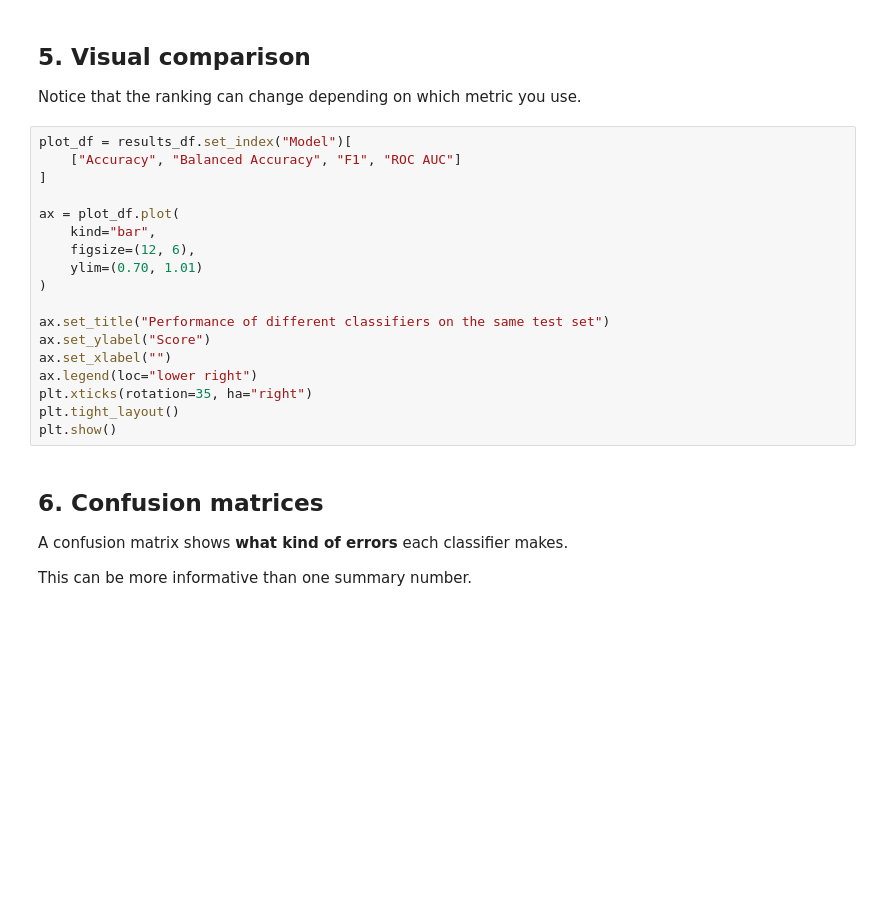
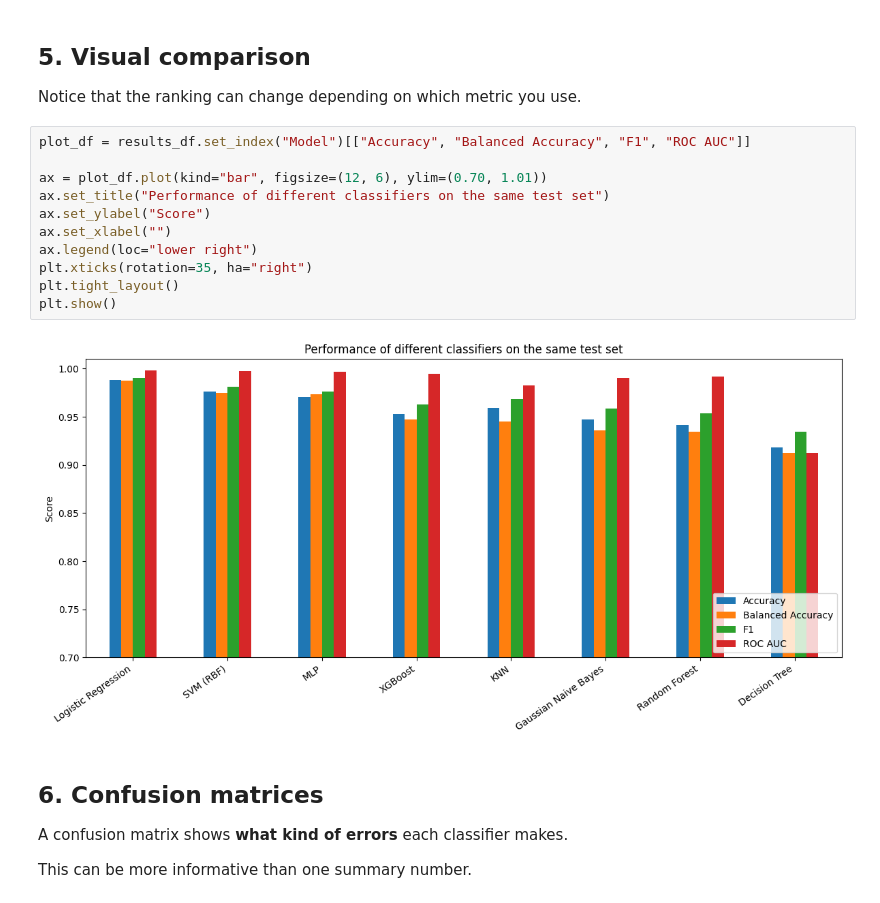
Before and after one commit to vytkuc/inf4039_2026_autumn, a Jupyter notebook: lab02_ml_methods/lab02.ipynb, the cells around one changed output. Saved outputs shown, nothing was run; the diff lists cells and outputs as text; blank space fills up the shorter version.

```diff
--- a/lab02_ml_methods/lab02.ipynb
+++ b/lab02_ml_methods/lab02.ipynb
@@ -273,23 +475,18 @@ results_df.round(3)
 
 Notice that the ranking can change depending on which metric you use.
 # %%
-plot_df = results_df.set_index("Model")[
-    ["Accuracy", "Balanced Accuracy", "F1", "ROC AUC"]
-]
+plot_df = results_df.set_index("Model")[["Accuracy", "Balanced Accuracy", "F1", "ROC AUC"]]
 
-ax = plot_df.plot(
-    kind="bar",
-    figsize=(12, 6),
-    ylim=(0.70, 1.01)
-)
-
+ax = plot_df.plot(kind="bar", figsize=(12, 6), ylim=(0.70, 1.01))
 ax.set_title("Performance of different classifiers on the same test set")
 ax.set_ylabel("Score")
 ax.set_xlabel("")
 ax.legend(loc="lower right")
 plt.xticks(rotation=35, ha="right")
 plt.tight_layout()
 plt.show()
+# %% [output]
+[figure, added]
 # %% [markdown]
 ## 6. Confusion matrices
 
```
Also changed, not shown: parts of 30 cells of this notebook.
